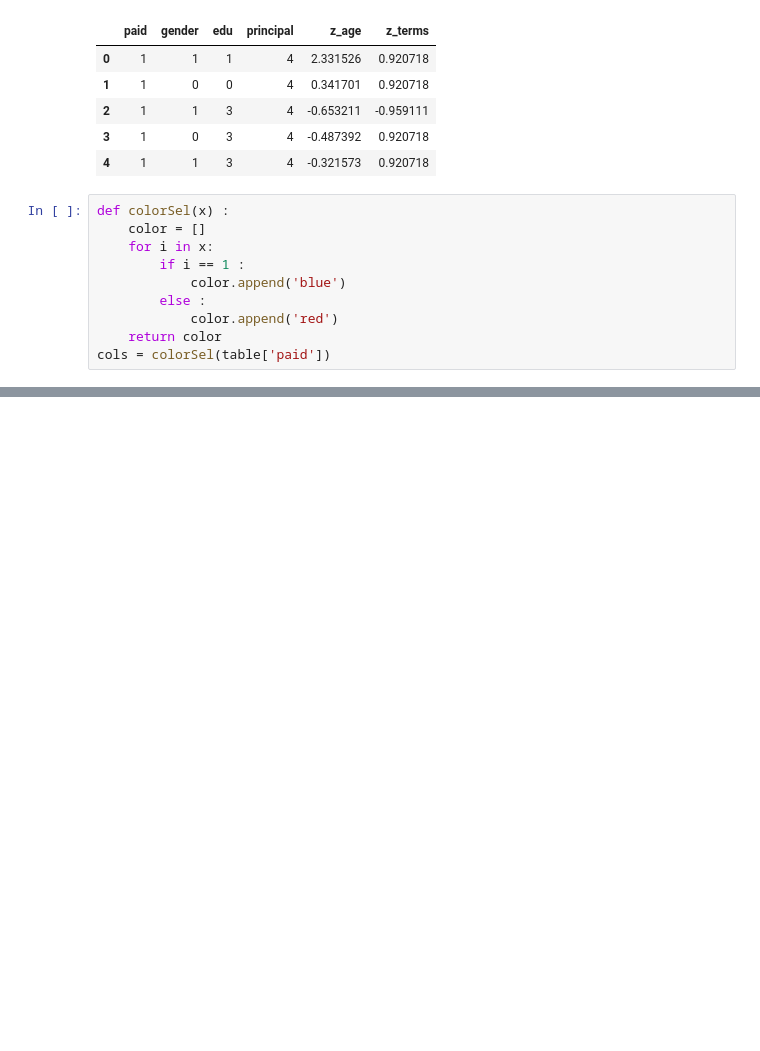
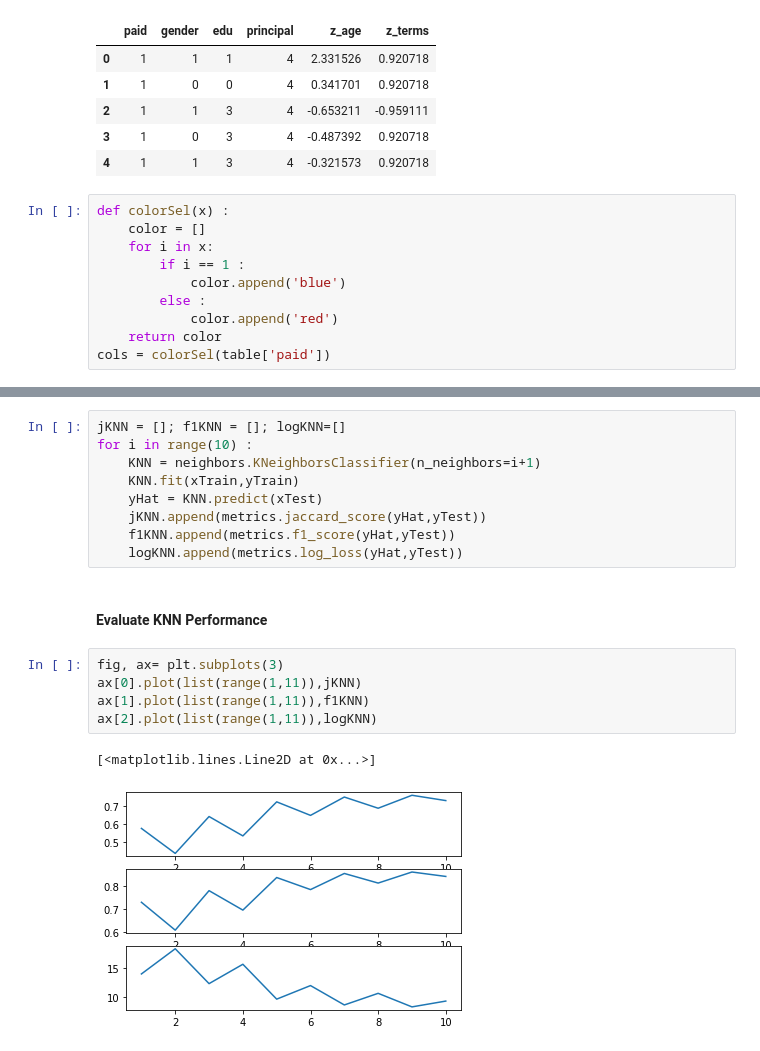
Before and after one commit to mircuz/Machine_Learning_IBM, a Jupyter notebook: Capstone project.ipynb, the cells around one changed output, grey strips where cells are left out. Drawn from its saved outputs; the diff is of its cells as text; blank space fills up the shorter version.

```diff
--- a/Capstone project.ipynb
+++ b/Capstone project.ipynb
@@ -84,0 +89,19 @@ xTrain, xTest, yTrain, yTest = model_selection.train_test_split(table[['gender',
+# %%
+jKNN = []; f1KNN = []; logKNN=[]
+for i in range(10) :
+    KNN = neighbors.KNeighborsClassifier(n_neighbors=i+1)
+    KNN.fit(xTrain,yTrain)
+    yHat = KNN.predict(xTest)
+    jKNN.append(metrics.jaccard_score(yHat,yTest))
+    f1KNN.append(metrics.f1_score(yHat,yTest))
+    logKNN.append(metrics.log_loss(yHat,yTest))
+# %% [markdown]
+#### Evaluate KNN Performance
+# %%
+fig, ax= plt.subplots(3)
+ax[0].plot(list(range(1,11)),jKNN)
+ax[1].plot(list(range(1,11)),f1KNN)
+ax[2].plot(list(range(1,11)),logKNN)
+# %% [output]
+[<matplotlib.lines.Line2D at 0x...>]
+[figure, added]
```
Also changed, not shown: parts of 6 cells of this notebook.
